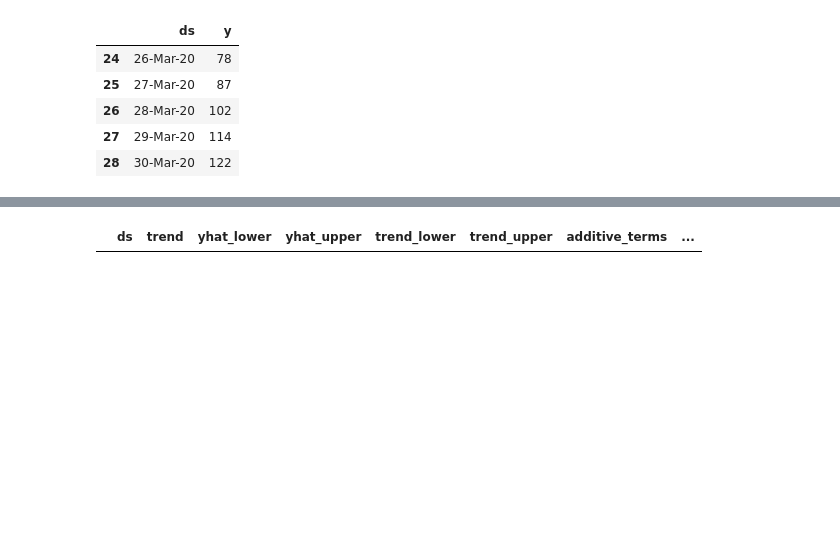
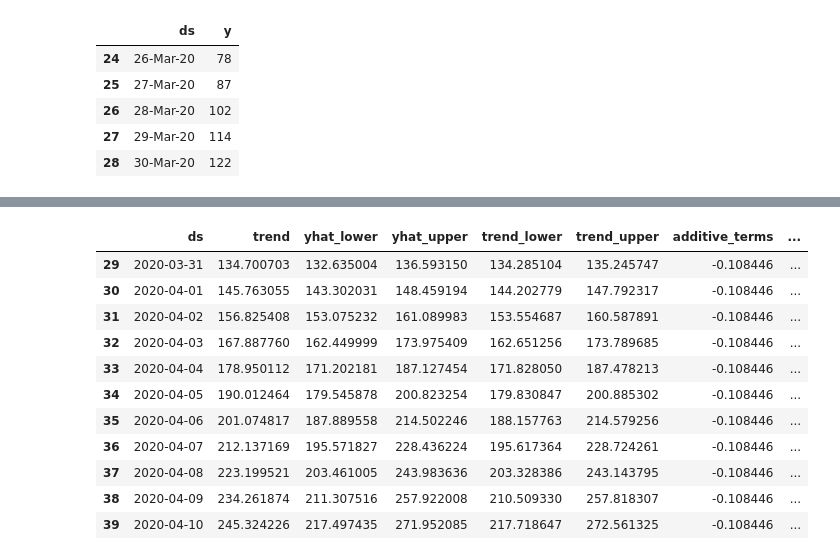
Before and after one commit to andreasnovian/IF5175-ADB-Covid19, a Jupyter notebook: 30Mar-Predicting Covid19 Death Cases in Indonesia.ipynb, the cells around one changed output, grey strips where cells are left out. Drawn from its saved outputs; the diff is of its cells as text; code cells hidden in the pictures; blank space fills up the shorter version.

```diff
--- a/30Mar-Predicting Covid19 Death Cases in Indonesia.ipynb
+++ b/30Mar-Predicting Covid19 Death Cases in Indonesia.ipynb
@@ -226,4 +236,15 @@ a = add_changepoints_to_plot(fig.gca(), m, forecast)
-# %%
-forecast[50:70]
-# %% [output]
-|  | ds | trend | yhat_lower | yhat_upper | trend_lower | trend_upper | additive_terms | ... |
+# %%
+forecast[29:40]
+# %% [output]
+|  | ds | trend | yhat_lower | yhat_upper | trend_lower | trend_upper | additive_terms | ... |
+| 29 | 2020-03-31 | 134.700703 | 132.635004 | 136.593150 | 134.285104 | 135.245747 | -0.108446 | ... |
+| 30 | 2020-04-01 | 145.763055 | 143.302031 | 148.459194 | 144.202779 | 147.792317 | -0.108446 | ... |
+| 31 | 2020-04-02 | 156.825408 | 153.075232 | 161.089983 | 153.554687 | 160.587891 | -0.108446 | ... |
+| 32 | 2020-04-03 | 167.887760 | 162.449999 | 173.975409 | 162.651256 | 173.789685 | -0.108446 | ... |
+| 33 | 2020-04-04 | 178.950112 | 171.202181 | 187.127454 | 171.828050 | 187.478213 | -0.108446 | ... |
+| 34 | 2020-04-05 | 190.012464 | 179.545878 | 200.823254 | 179.830847 | 200.885302 | -0.108446 | ... |
+| 35 | 2020-04-06 | 201.074817 | 187.889558 | 214.502246 | 188.157763 | 214.579256 | -0.108446 | ... |
+| 36 | 2020-04-07 | 212.137169 | 195.571827 | 228.436224 | 195.617364 | 228.724261 | -0.108446 | ... |
+| 37 | 2020-04-08 | 223.199521 | 203.461005 | 243.983636 | 203.328386 | 243.143795 | -0.108446 | ... |
+| 38 | 2020-04-09 | 234.261874 | 211.307516 | 257.922008 | 210.509330 | 257.818307 | -0.108446 | ... |
+| 39 | 2020-04-10 | 245.324226 | 217.497435 | 271.952085 | 217.718647 | 272.561325 | -0.108446 | ... |
```
Also changed, not shown: parts of 13 cells of this notebook, 2 other files.
